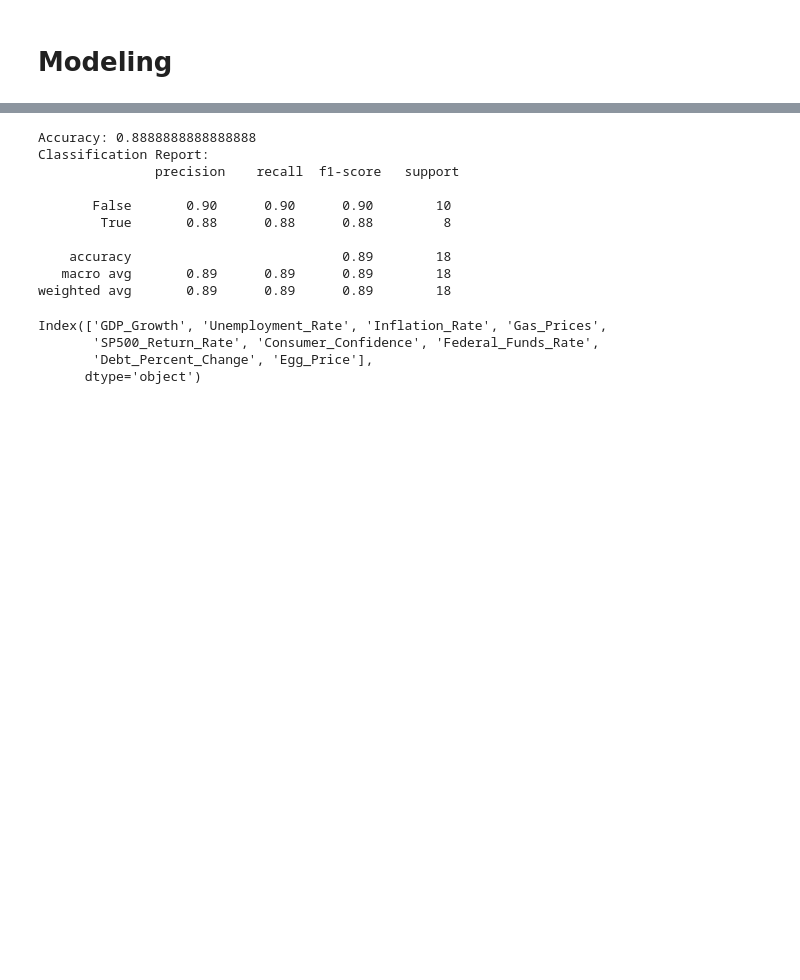
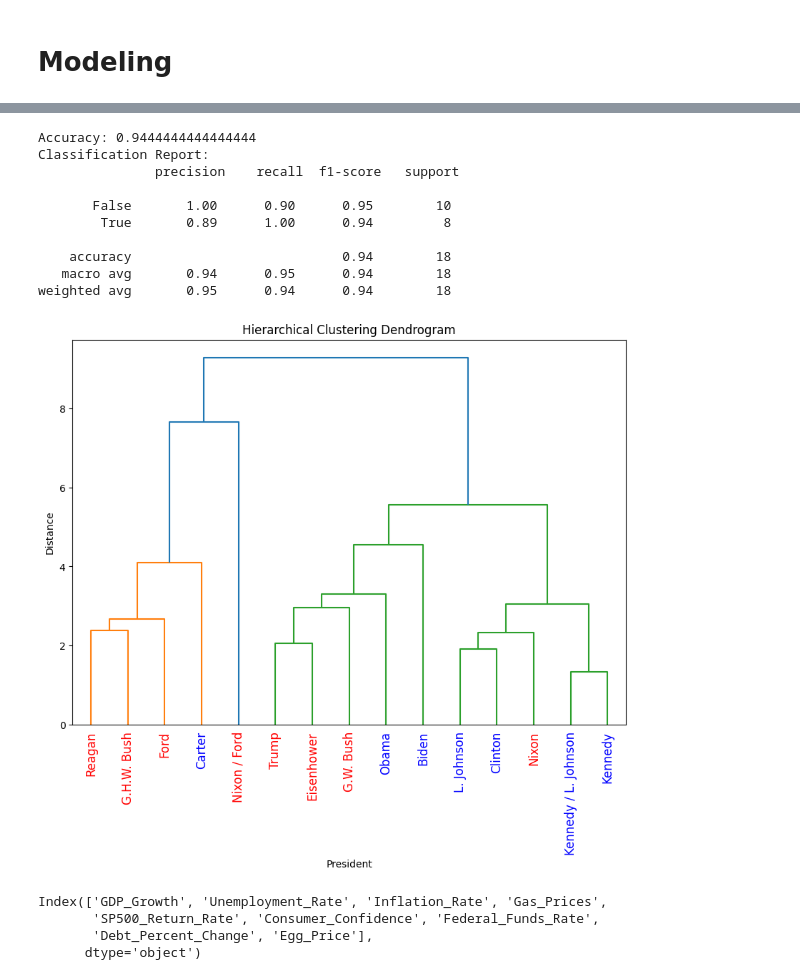
Before and after one commit to ernbilen/Data400_Spring25, a Jupyter notebook: SidLamsal-MiniProject/MiniProjectCode/MiniProjectNotebook.ipynb, the cells around one changed output, grey strips where cells are left out. Cells and saved outputs as stored; diff of their text form; code cells hidden in the pictures; blank space fills up the shorter version.

```diff
--- a/SidLamsal-MiniProject/MiniProjectCode/MiniProjectNotebook.ipynb
+++ b/SidLamsal-MiniProject/MiniProjectCode/MiniProjectNotebook.ipynb
@@ -871,7 +915,7 @@ from sklearn.preprocessing import StandardScaler
 
 # Assuming final_election_results is already defined and contains the necessary data
 # Define the predictor variables (excluding non-numeric, target columns, Quarter, and Turnout_as_%_VAP)
-predictor_columns = final_election_results.columns.drop(['Year', 'President', 'President_Party', 'House_Majority', 'Senate_Majority', 'President_Party_Stayed', 'Recession', 'Quarter', 'Turnout_as_%_VAP'])
+predictor_columns = final_election_results.columns.drop(['Year', 'President', 'President_Party', 'House_Majority', 'Senate_Majority', 'President_Party_Stayed', 'Quarter'])
 X = final_election_results[predictor_columns]
 
 # Ensure all columns in X are numeric
@@ -901,16 +945,58 @@ report = classification_report(y, y_pred)
 print("Accuracy:", accuracy)
 print("Classification Report:\n", report)
 # %% [output]
-Accuracy: 0.8888888888888888
+Accuracy: 0.9444444444444444
 Classification Report:
                precision    recall  f1-score   support
 
-       False       0.90      0.90      0.90        10
-        True       0.88      0.88      0.88         8
+       False       1.00      0.90      0.95        10
+        True       0.89      1.00      0.94         8
 
-    accuracy                           0.89        18
-   macro avg       0.89      0.89      0.89        18
-weighted avg       0.89      0.89      0.89        18
+    accuracy                           0.94        18
+   macro avg       0.94      0.95      0.94        18
+weighted avg       0.95      0.94      0.94        18
+# %%
+from sklearn.preprocessing import StandardScaler
+from sklearn.cluster import KMeans
+from scipy.cluster.hierarchy import dendrogram, linkage
+
+import matplotlib.pyplot as plt
+
+# Define the colors for the parties
+party_colors = {'Democrat': 'blue', 'Republican': 'red'}
+
+# Drop non-numeric columns
+term_data_numeric = final_economic_data.drop(columns=['Year', 'Quarter', 'Recession', 'President_Party', 'House_Majority', 'Senate_Majority', 'unified'])
+
+# Combine the quarters into "terms" by taking the mean of each president's term
+term_data_numeric = term_data_numeric.groupby('President').mean().reset_index()
+
+# Standardize the data
+scaler = StandardScaler()
+term_data_scaled = scaler.fit_transform(term_data_numeric.drop(columns=['President']))
+
+# Perform hierarchical clustering
+linked = linkage(term_data_scaled, method='ward')
+
+# Plot the dendrogram
+plt.figure(figsize=(10, 7))
+dendrogram(linked, labels=term_data_numeric['President'].values, orientation='top', distance_sort='descending', show_leaf_counts=True)
+plt.title('Hierarchical Clustering Dendrogram')
+plt.xlabel('President')
+plt.ylabel('Distance')
+plt.xticks(rotation=90)  # Make x-axis labels vertical
+
+# Correlate the color of the x-axis label with the president's party color
+ax = plt.gca()
+x_labels = ax.get_xmajorticklabels()
+for label in x_labels:
+    president = label.get_text()
+    party = final_economic_data[final_economic_data['President'] == president]['President_Party'].values[0]
+    label.set_color(party_colors[party])
+
+plt.show()
+# %% [output]
+[figure, added]
 # %%
 # Remove non-numerical columns
 numerical_data = final_economic_data.select_dtypes(include=[np.number])
```
Also changed, not shown: parts of 7 cells of this notebook, 4 other files.
